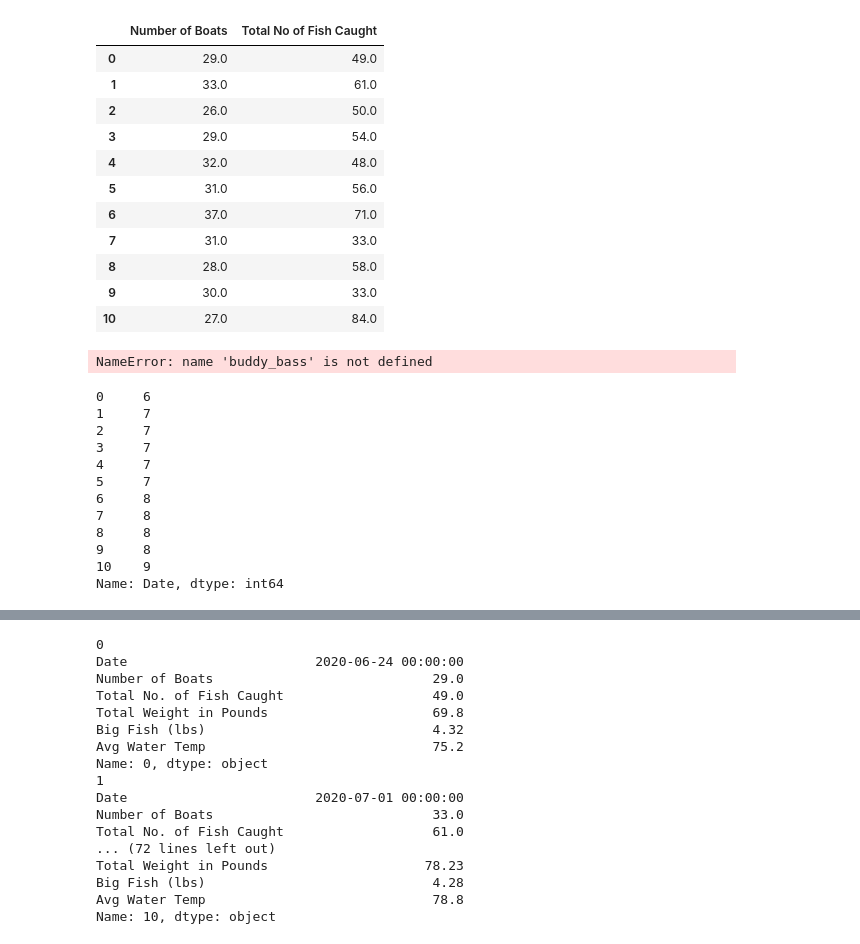
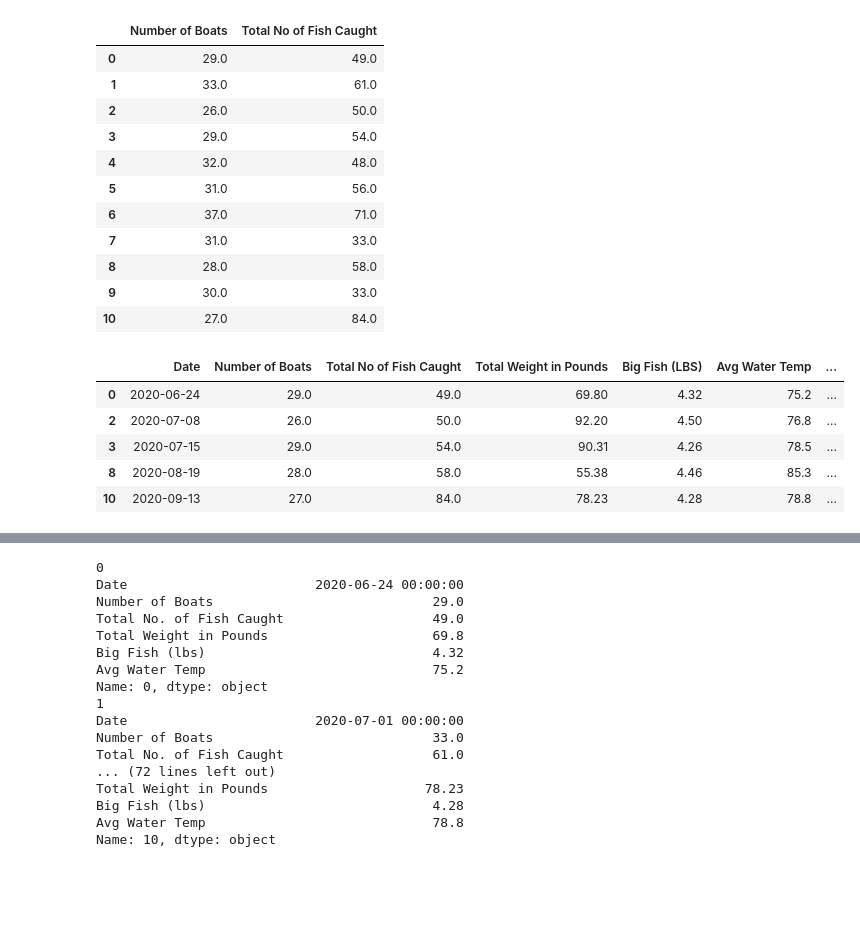
Before and after one commit to istarlet/buddy_bass_tournament, a Jupyter notebook: buddy_bass.ipynb, the cells around one changed output, grey strips where cells are left out. Drawn from its saved outputs; the diff is of its cells as text; code cells hidden in the pictures; blank space fills up the shorter version.

```diff
--- a/buddy_bass.ipynb
+++ b/buddy_bass.ipynb
@@ -141,24 +141,11 @@ buddy_bass_2020[["Number of Boats", "Total No of Fish Caught"]]
 | 9 | 30.0 | 33.0 |
 | 10 | 27.0 | 84.0 |
 # %%
-buddy_bass[buddy_bass_2020["Number of Boats"] < 30]
+buddy_bass_2020[buddy_bass_2020["Number of Boats"] < 30]
 # %% [output]
-NameError: name 'buddy_bass' is not defined
+|  | Date | Number of Boats | Total No of Fish Caught | Total Weight in Pounds | Big Fish (LBS) | Avg Water Temp | ... |
+| 0 | 2020-06-24 | 29.0 | 49.0 | 69.80 | 4.32 | 75.2 | ... |
+| 2 | 2020-07-08 | 26.0 | 50.0 | 92.20 | 4.50 | 76.8 | ... |
+| 3 | 2020-07-15 | 29.0 | 54.0 | 90.31 | 4.26 | 78.5 | ... |
+| 8 | 2020-08-19 | 28.0 | 58.0 | 55.38 | 4.46 | 85.3 | ... |
+| 10 | 2020-09-13 | 27.0 | 84.0 | 78.23 | 4.28 | 78.8 | ... |
-# %%
-buddy_bass_month = buddy_bass_2020["Date"]\
-    .dt.month
-
-print(buddy_bass_month)
-# %% [output]
-0     6
-1     7
-2     7
-3     7
-4     7
-5     7
-6     8
-7     8
-8     8
-9     8
-10    9
-Name: Date, dtype: int64
```
Also changed, not shown: parts of 2 cells of this notebook.
